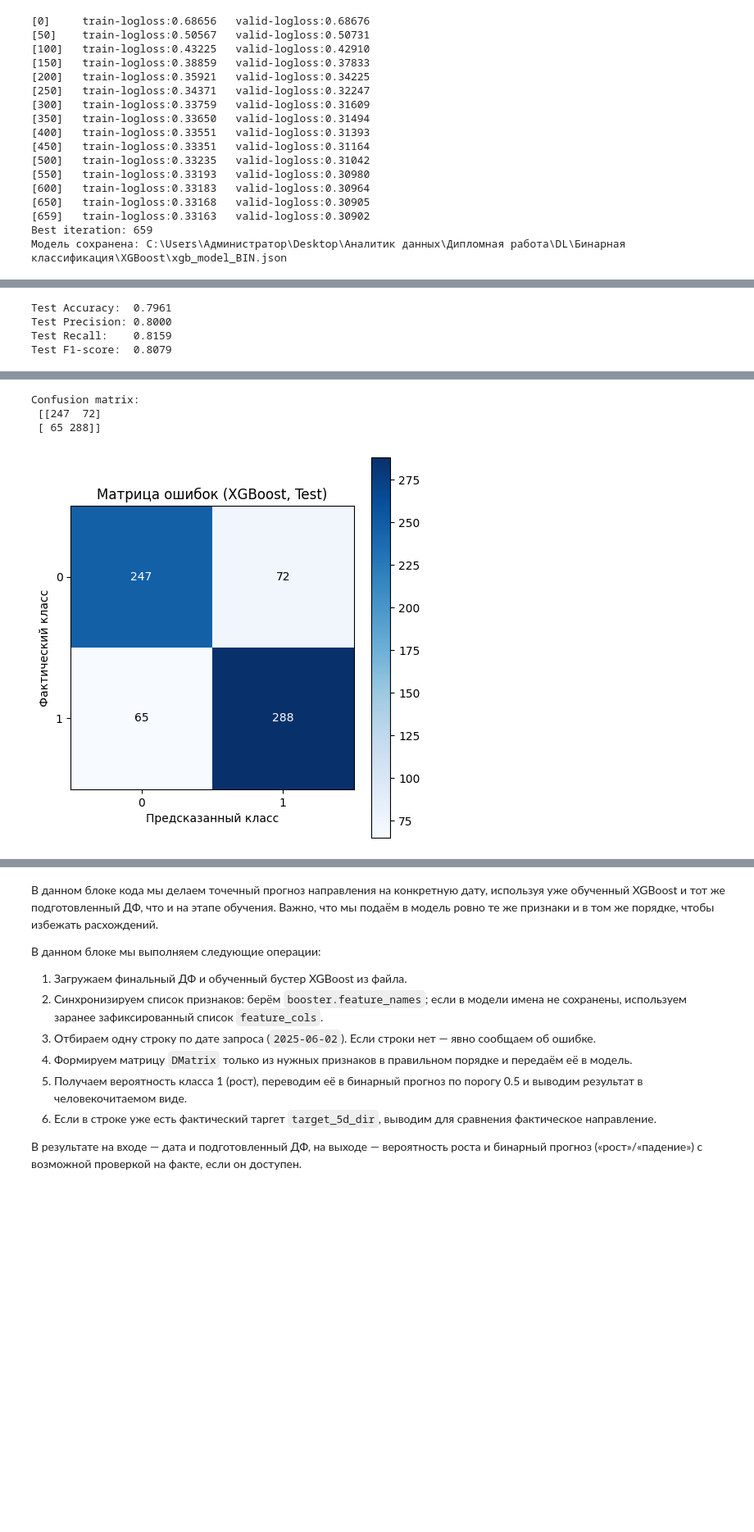
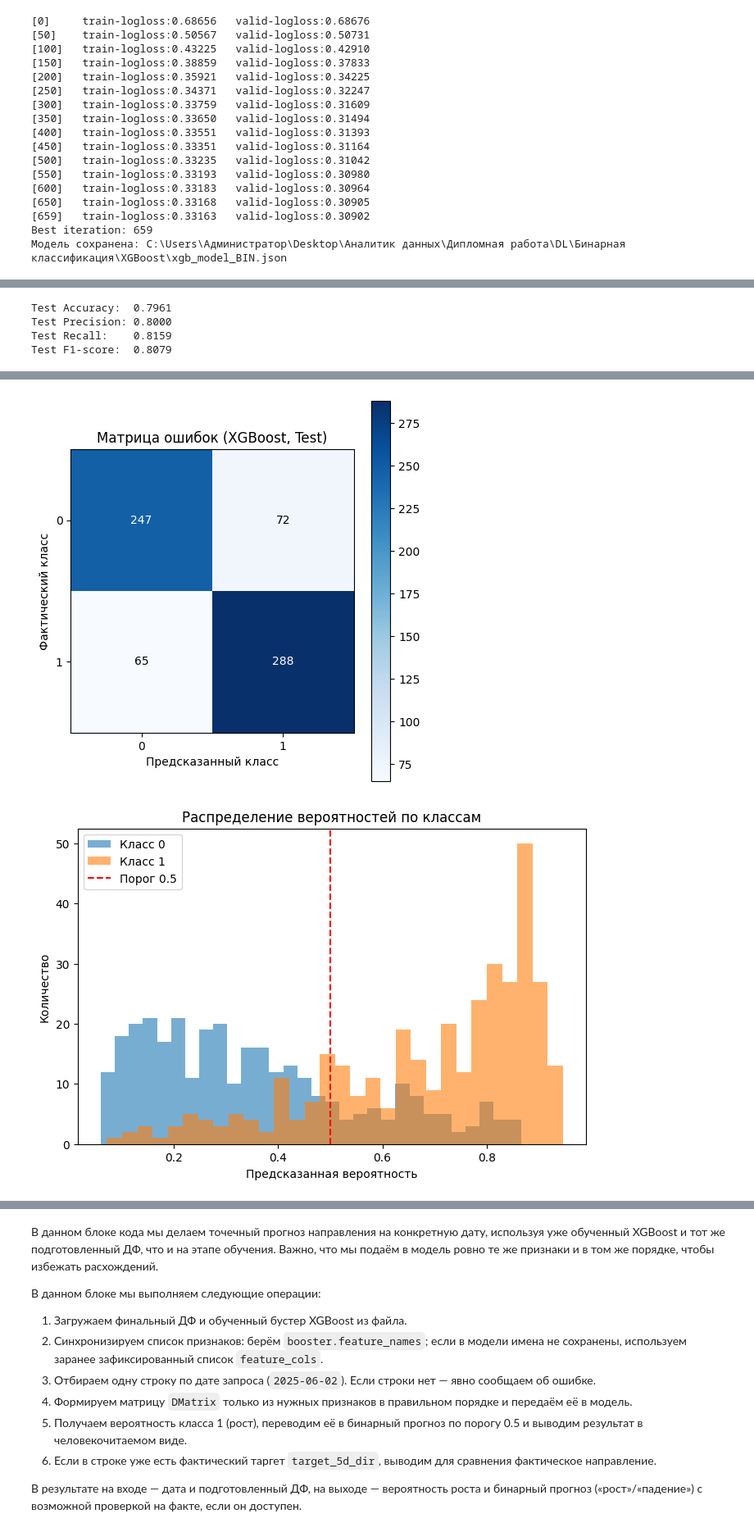
Before and after one commit to AlmazMamatov/VKR_Almaz_Mamatov_DS_16, a Jupyter notebook: Part_2/Часть_2_Выбор_и_обоснование_финальной_модели_для_бинарной_классификации.ipynb, the cells around one changed output, grey strips where cells are left out. Shown: that part at 82% size. Drawn from its saved outputs; the diff is of its cells as text; code cells hidden in the pictures; blank space fills up the shorter version.

```diff
--- a/Part_2/Часть_2_Выбор_и_обоснование_финальной_модели_для_бинарной_классификации.ipynb
+++ b/Part_2/Часть_2_Выбор_и_обоснование_финальной_модели_для_бинарной_классификации.ipynb
@@ -39,8 +39,8 @@ from sklearn.metrics import confusion_matrix
 SEED = 42
 np.random.seed(SEED)
 
-BASE_DIR = r"C:\VKR_Almaz_Mamatov\VKR_Almaz_Mamatov_DS_16\Part 2\XGBoost"
-DATA_PATH = r"C:\VKR_Almaz_Mamatov\VKR_Almaz_Mamatov_DS_16\Part 2\df_catboost_BIN.csv" # берем готовый ДФ подходящий для моделей бустинга
+BASE_DIR = r"C:\VKR_Almaz_Mamatov\VKR_Almaz_Mamatov_DS_16\Part_2\XGBoost"
+DATA_PATH = r"C:\VKR_Almaz_Mamatov\VKR_Almaz_Mamatov_DS_16\Part_2\df_catboost_BIN.csv" # берем готовый ДФ подходящий для моделей бустинга
 MODEL_PATH = os.path.join(BASE_DIR, "xgb_model_BIN.json")
 STUDY_PATH = os.path.join(BASE_DIR, "optuna_study_BIN.pkl")
 
@@ -282,12 +326,10 @@ prec = precision_score(y_test, y_pred)
 rec  = recall_score(y_test, y_pred)
 f1 = f1_score(y_test, y_pred)
 
-
 print(f"Test Accuracy:  {acc:.4f}")
 print(f"Test Precision: {prec:.4f}")
 print(f"Test Recall:    {rec:.4f}")
 print(f"Test F1-score:  {f1:.4f}")
-
 
 # Даты и классы
 dates = pd.to_datetime(test["date"].values) if "date" in test.columns else np.arange(len(y_test))
@@ -314,36 +356,42 @@ plt.grid(True, linestyle=":")
 plt.tight_layout()
 plt.show()
 
 # Матрица ошибок
-cm = confusion_matrix(y_true, y_hat, labels = [0, 1])
-print("Confusion matrix:\n", cm)
-
 fig, ax = plt.subplots(figsize = (5, 5))
 im = ax.imshow(cm, interpolation = "nearest", cmap = plt.cm.Blues)
 ax.set_title("Матрица ошибок (XGBoost, Test)")
 plt.colorbar(im, ax=ax)
 
 ax.set_xticks([0, 1]); ax.set_xticklabels(["0", "1"])
 ax.set_yticks([0, 1]); ax.set_yticklabels(["0", "1"])
 ax.set_xlabel("Предсказанный класс")
 ax.set_ylabel("Фактический класс")
 
 thresh = cm.max() / 2.0
 for i in range(cm.shape[0]):
     for j in range(cm.shape[1]):
         ax.text(j, i, str(cm[i, j]),
                 ha = "center", va = "center",
                 color="white" if cm[i, j] > thresh else "black")
 
 plt.tight_layout()
 plt.show()
+
+
+plt.figure(figsize=(8,5))
+plt.hist(y_proba[y_test==0], bins=30, alpha=0.6, label="Класс 0")
+plt.hist(y_proba[y_test==1], bins=30, alpha=0.6, label="Класс 1")
+plt.axvline(0.5, color="red", linestyle="--", label="Порог 0.5")
+plt.xlabel("Предсказанная вероятность")
+plt.ylabel("Количество")
+plt.title("Распределение вероятностей по классам")
+plt.legend()
+plt.show()
 # %% [output]
 Test Accuracy:  0.7961
 Test Precision: 0.8000
 Test Recall:    0.8159
 Test F1-score:  0.8079
 [figure]
-Confusion matrix:
- [[247  72]
- [ 65 288]]
 [figure]
+[figure, added]
```
Also changed, not shown: parts of 14 cells of this notebook, 5 other files.
